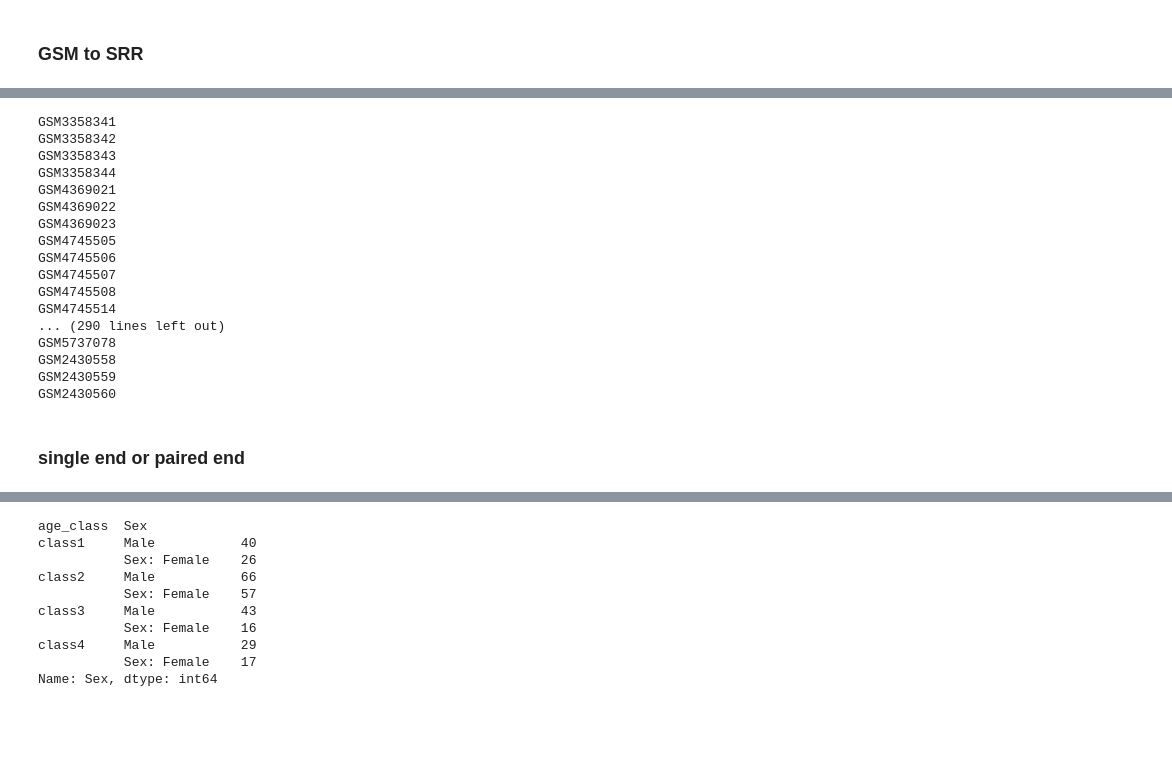
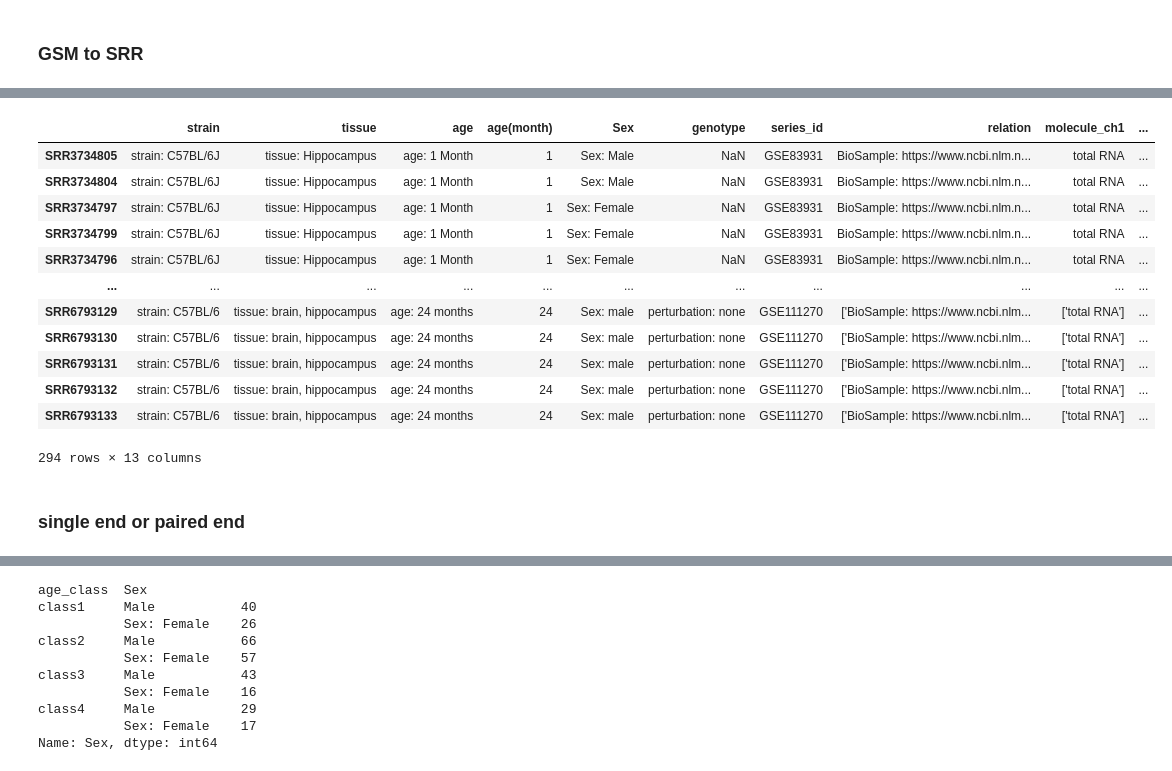
Before and after one commit to daidaiV5/creation_of_the_dataset, a Jupyter notebook: Untitled1.ipynb, the cells around one changed output, grey strips where cells are left out. Drawn from its saved outputs; the diff is of its cells as text; code cells hidden in the pictures; blank space fills up the shorter version.

```diff
--- a/Untitled1.ipynb
+++ b/Untitled1.ipynb
@@ -35,0 +71,16 @@ df
+# %%
+df.to_
+# %% [output]
+|  | strain | tissue | age | age(month) | Sex | genotype | series_id | relation | molecule_ch1 | ... |
+| SRR3734805 | strain: C57BL/6J | tissue: Hippocampus | age: 1 Month | 1 | Sex: Male | NaN | GSE83931 | BioSample: https://www.ncbi.nlm.n... | total RNA | ... |
+| SRR3734804 | strain: C57BL/6J | tissue: Hippocampus | age: 1 Month | 1 | Sex: Male | NaN | GSE83931 | BioSample: https://www.ncbi.nlm.n... | total RNA | ... |
+| SRR3734797 | strain: C57BL/6J | tissue: Hippocampus | age: 1 Month | 1 | Sex: Female | NaN | GSE83931 | BioSample: https://www.ncbi.nlm.n... | total RNA | ... |
+| SRR3734799 | strain: C57BL/6J | tissue: Hippocampus | age: 1 Month | 1 | Sex: Female | NaN | GSE83931 | BioSample: https://www.ncbi.nlm.n... | total RNA | ... |
+| SRR3734796 | strain: C57BL/6J | tissue: Hippocampus | age: 1 Month | 1 | Sex: Female | NaN | GSE83931 | BioSample: https://www.ncbi.nlm.n... | total RNA | ... |
+| ... | ... | ... | ... | ... | ... | ... | ... | ... | ... | ... |
+| SRR6793129 | strain: C57BL/6 | tissue: brain, hippocampus | age: 24 months | 24 | Sex: male | perturbation: none | GSE111270 | ['BioSample: https://www.ncbi.nlm... | ['total RNA'] | ... |
+| SRR6793130 | strain: C57BL/6 | tissue: brain, hippocampus | age: 24 months | 24 | Sex: male | perturbation: none | GSE111270 | ['BioSample: https://www.ncbi.nlm... | ['total RNA'] | ... |
+| SRR6793131 | strain: C57BL/6 | tissue: brain, hippocampus | age: 24 months | 24 | Sex: male | perturbation: none | GSE111270 | ['BioSample: https://www.ncbi.nlm... | ['total RNA'] | ... |
+| SRR6793132 | strain: C57BL/6 | tissue: brain, hippocampus | age: 24 months | 24 | Sex: male | perturbation: none | GSE111270 | ['BioSample: https://www.ncbi.nlm... | ['total RNA'] | ... |
+| SRR6793133 | strain: C57BL/6 | tissue: brain, hippocampus | age: 24 months | 24 | Sex: male | perturbation: none | GSE111270 | ['BioSample: https://www.ncbi.nlm... | ['total RNA'] | ... |
+294 rows × 13 columns
@@ -36,31 +95,7 @@ df
+# %% [markdown]
+### single end or paired end
 # %%
 df['end']='NA'
-# %%
-for index in df.index:
-    print(index)
-    if(df.loc[index,'SRR']=='NA'):
-        test=db.gsm_to_srr(index)
-        df.loc[index,'SRR']=test.iloc[0,1]
-# %% [output]
-GSM3358341
-GSM3358342
-GSM3358343
-GSM3358344
-GSM4369021
-GSM4369022
-GSM4369023
-GSM4745505
-GSM4745506
-GSM4745507
-GSM4745508
-GSM4745514
-... (290 lines left out)
-GSM5737078
-GSM2430558
-GSM2430559
-GSM2430560
-# %% [markdown]
-### single end or paired end
 # %%
 numLines=f'fastq-dump -X 1 -Z --split-spot SRR3184279| wc -l'
 f=os.popen(numLines)
```
Also changed, not shown: parts of 17 cells of this notebook, 1 other file.
